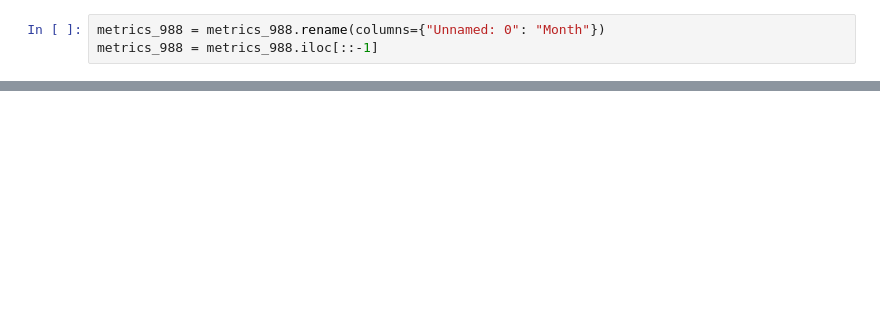
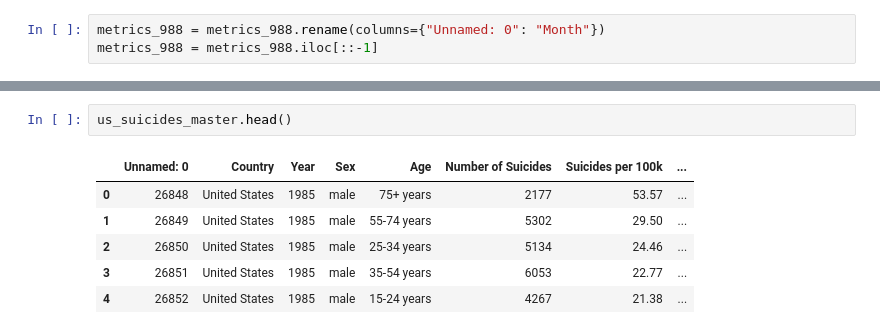
Before and after one commit to marko-londo/Suicide-Analysis, a Jupyter notebook: Notebooks/suicides.ipynb, the cells around one changed output, grey strips where cells are left out. Saved outputs shown, nothing was run; the diff lists cells and outputs as text; blank space fills up the shorter version.

```diff
--- a/Notebooks/suicides.ipynb
+++ b/Notebooks/suicides.ipynb
@@ -100,0 +154,9 @@ scatter_actual * scatter_predicted
+# %%
+us_suicides_master.head()
+# %% [output]
+|  | Unnamed: 0 | Country | Year | Sex | Age | Number of Suicides | Suicides per 100k | ... |
+| 0 | 26848 | United States | 1985 | male | 75+ years | 2177 | 53.57 | ... |
+| 1 | 26849 | United States | 1985 | male | 55-74 years | 5302 | 29.50 | ... |
+| 2 | 26850 | United States | 1985 | male | 25-34 years | 5134 | 24.46 | ... |
+| 3 | 26851 | United States | 1985 | male | 35-54 years | 6053 | 22.77 | ... |
+| 4 | 26852 | United States | 1985 | male | 15-24 years | 4267 | 21.38 | ... |
```
Also changed, not shown: parts of 8 cells of this notebook, 1 other file.
